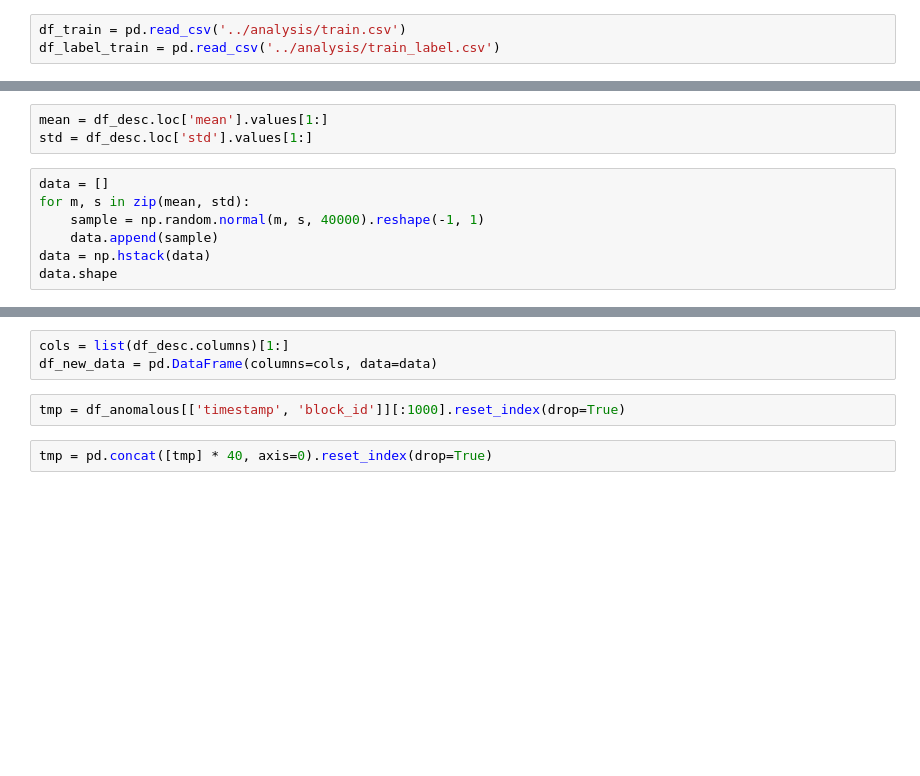
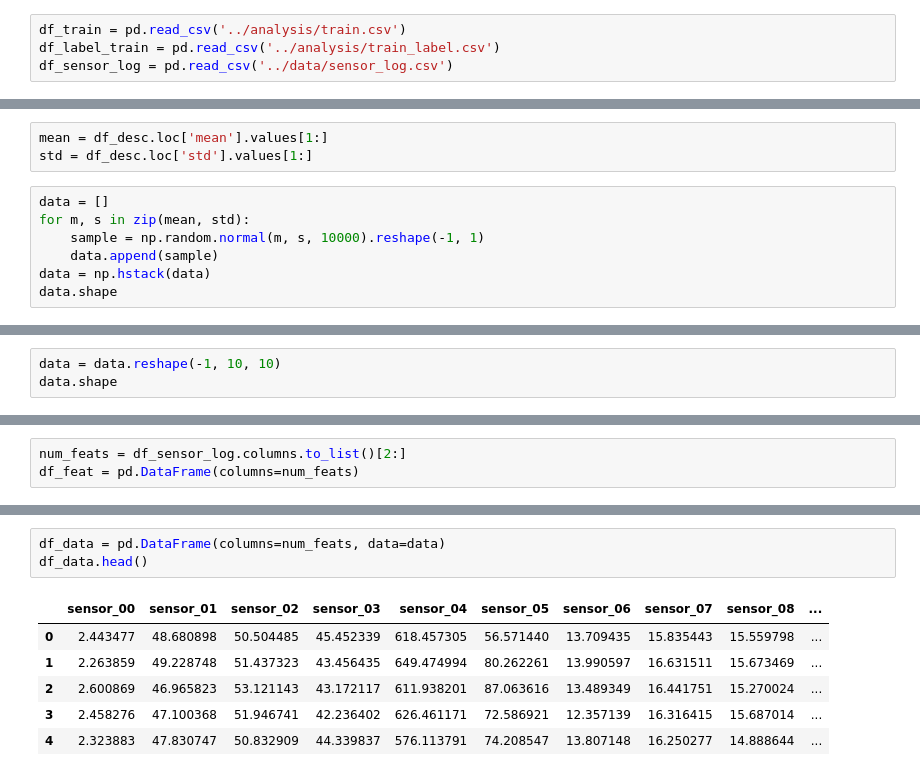
Before and after one commit to ngodoannghia/daicc, a Jupyter notebook: notebook/create_sample_anomalous.ipynb, the cells around one changed output, grey strips where cells are left out. Cells and saved outputs as stored; diff of their text form; blank space fills up the shorter version.

```diff
--- a/notebook/create_sample_anomalous.ipynb
+++ b/notebook/create_sample_anomalous.ipynb
@@ -4,3 +4,4 @@ import numpy as np
 # %%
 df_train = pd.read_csv('../analysis/train.csv')
 df_label_train = pd.read_csv('../analysis/train_label.csv')
+df_sensor_log = pd.read_csv('../data/sensor_log.csv')
@@ -25,7 +31,7 @@ std = df_desc.loc['std'].values[1:]
 # %%
 data = []
 for m, s in zip(mean, std):
-    sample = np.random.normal(m, s, 40000).reshape(-1, 1)
+    sample = np.random.normal(m, s, 10000).reshape(-1, 1)
     data.append(sample)
 data = np.hstack(data)
 data.shape
@@ -33,0 +40,3 @@ data.shape
+# %%
+data = data.reshape(-1, 10, 10)
+data.shape
@@ -33,0 +45,3 @@ data.shape
+# %%
+num_feats = df_sensor_log.columns.to_list()[2:]
+df_feat = pd.DataFrame(columns=num_feats)
@@ -34,8 +71,11 @@ data.shape
 # %%
-cols = list(df_desc.columns)[1:]
-df_new_data = pd.DataFrame(columns=cols, data=data)
+df_data = pd.DataFrame(columns=num_feats, data=data)
+df_data.head()
+# %% [output]
+|  | sensor_00 | sensor_01 | sensor_02 | sensor_03 | sensor_04 | sensor_05 | sensor_06 | sensor_07 | sensor_08 | ... |
+| 0 | 2.443477 | 48.680898 | 50.504485 | 45.452339 | 618.457305 | 56.571440 | 13.709435 | 15.835443 | 15.559798 | ... |
+| 1 | 2.263859 | 49.228748 | 51.437323 | 43.456435 | 649.474994 | 80.262261 | 13.990597 | 16.631511 | 15.673469 | ... |
+| 2 | 2.600869 | 46.965823 | 53.121143 | 43.172117 | 611.938201 | 87.063616 | 13.489349 | 16.441751 | 15.270024 | ... |
+| 3 | 2.458276 | 47.100368 | 51.946741 | 42.236402 | 626.461171 | 72.586921 | 12.357139 | 16.316415 | 15.687014 | ... |
+| 4 | 2.323883 | 47.830747 | 50.832909 | 44.339837 | 576.113791 | 74.208547 | 13.807148 | 16.250277 | 14.888644 | ... |
-# %%
-tmp = df_anomalous[['timestamp', 'block_id']][:1000].reset_index(drop=True)
-# %%
-tmp = pd.concat([tmp] * 40, axis=0).reset_index(drop=True)
 # %%
```
Also changed, not shown: parts of 20 cells of this notebook, 10 other files.
